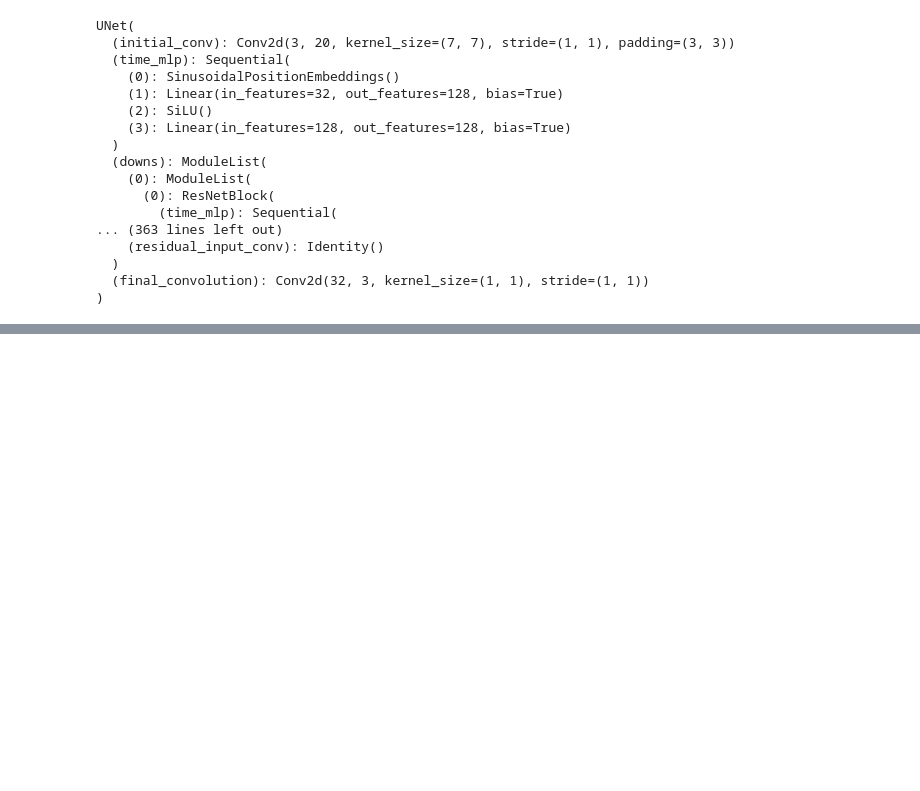
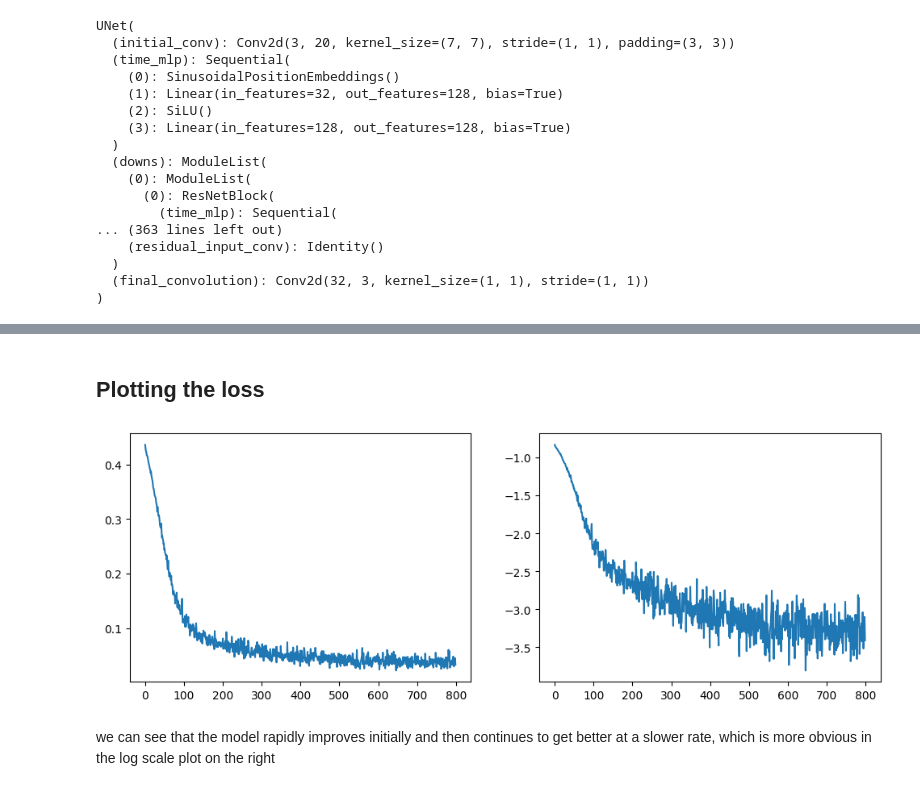
Before and after one commit to rajgarg021/diffusion-from-scratch, a Jupyter notebook: ddpm.ipynb, the cells around one changed output, grey strips where cells are left out. Drawn from its saved outputs; the diff is of its cells as text; code cells hidden in the pictures; blank space fills up the shorter version.

Commit message:
trained the network on colab, saved generated images and plotted the loss

```diff
--- a/ddpm.ipynb
+++ b/ddpm.ipynb
@@ -445,7 +448,7 @@ class UNet(nn.Module):
 
         return self.final_convolution(x)
 # %%
-model = UNet(dim=28, image_channels=1, down_channels=[32, 64, 128, 256], time_dim=128)
+model = UNet(dim=32, image_channels=3, down_channels=[32, 64, 128, 256], time_dim=128)
 print("number of parameters: ", sum(p.numel() for p in model.parameters()))
 model
 # %% [output]
@@ -519,9 +522,9 @@ def sample(model: torch.nn.Module, batch_size: int, image_size: int, image_chann
     images = []
 
     # sampling loop
-    for i in tqdm(reversed(range(0, timesteps)), desc="sampling loop time step", total=timesteps):
+    for i in reversed(range(0, timesteps)):
         image = p_sample(model, image, torch.full((batch_size,), i, device=device, dtype=torch.long), i)
-        images.append(image.cpu().numpy())
+        images.append(image.cpu())
     return images
 # %% [markdown]
 ## Defining the dataset and dataloader
@@ -599,9 +603,9 @@ def num_to_groups(num, divisor):
         arr.append(remainder)
     return arr
 
-results_folder = Path("./generated images")
+results_folder = Path("./generated_images")
 results_folder.mkdir(exist_ok = True)
-sample_and_save_every = 1000
+sample_and_save_every = 5
 # %%
 from torch.optim import Adam
 
@@ -643,7 +647,7 @@ UNet(
 # %%
 from torchvision.utils import save_image
 
-epochs = 30
+epochs = 50
 losses = []
 
 for epoch in range(epochs):
@@ -664,15 +668,19 @@ for epoch in range(epochs):
       optimizer.step()
 
       # saving some generated images
-      if step != 0 and step % sample_and_save_every == 0:
+      if (epoch + 1) % 10 == 0 and step != 0 and step % sample_and_save_every == 0:
         milestone = step // sample_and_save_every
         batches = num_to_groups(4, batch_size)
-        all_images_list = list(map(lambda n: sample(model, batch_size=n, image_channels=image_channels), batches))
-        all_images = torch.cat(all_images_list, dim=0)
+        all_images_list = list(map(lambda n: sample(model, batch_size=n, image_size=image_size, image_channels=image_channels), batches))
+        all_images = torch.cat(all_images_list[0], dim=0)
         all_images = (all_images + 1) * 0.5
-        save_image(all_images, str(results_folder / f'sample-{milestone}.png'), nrow = 6)
+        save_image(all_images, str(results_folder / f'epoch-{epoch + 1}-sample-{milestone}.png'), nrow = 10)
 
     # printing the loss every 5 epochs
     if (epoch + 1) % 5 == 0:
         loss_last_epoch = sum(losses[-len(dataloader) :]) / len(dataloader)
         print(f"Epoch:{epoch+1}, loss: {loss_last_epoch}")
+
+model_checkpoint = Path("./model_checkpoint")
+model_checkpoint.mkdir(exist_ok = True)
+torch.save(model.state_dict(), str(model_checkpoint / f"model_checkpoint.pt"))
@@ -678,0 +698,11 @@ for epoch in range(epochs):
+# %% [markdown]
+## Plotting the loss
+# %%
+fig, axs = plt.subplots(1, 2, figsize=(12, 4))
+axs[0].plot(losses)
+axs[1].plot(np.log(losses))
+plt.show()
+# %% [output]
+[figure, added]
+# %% [markdown]
+we can see that the model rapidly improves initially and then continues to get better at a slower rate, which is more obvious in the log scale plot on the right
```
Also changed, not shown: parts of 7 cells of this notebook.
